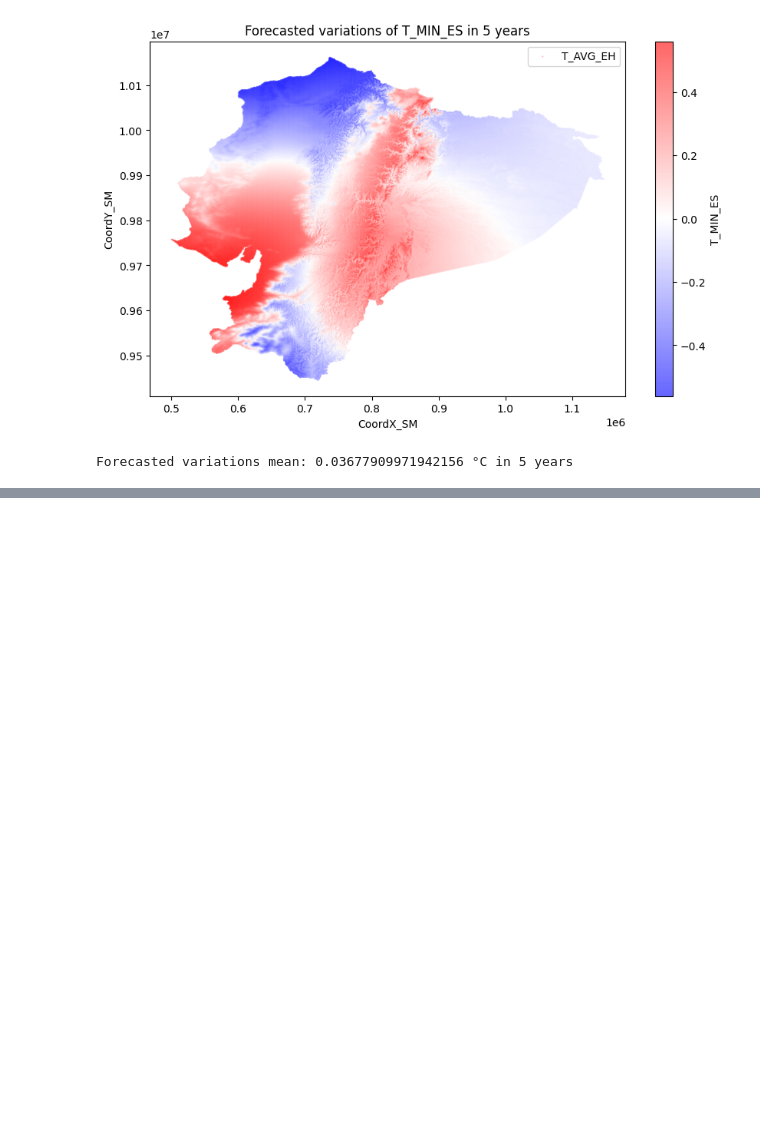
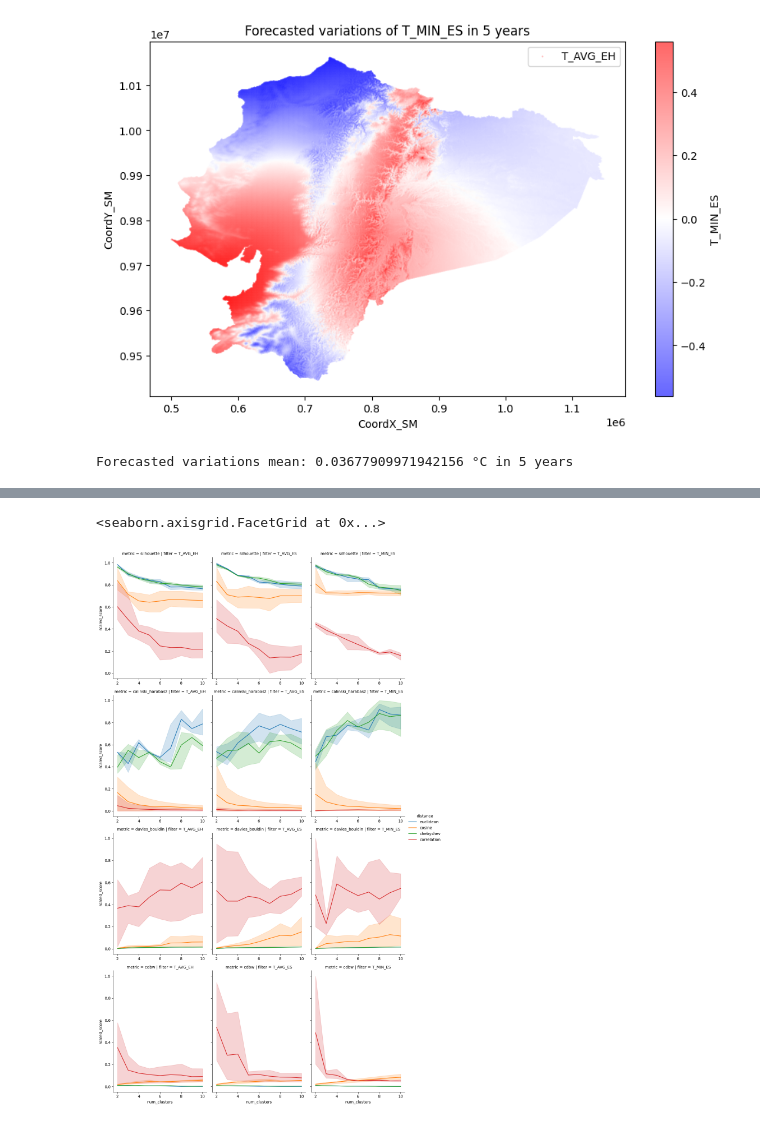
Before and after one commit to tutur90/Weather-Forecast, a Jupyter notebook: Map_forcast.ipynb, the cells around one changed output, grey strips where cells are left out. Cells and saved outputs as stored; diff of their text form; code cells hidden in the pictures; blank space fills up the shorter version.

```diff
--- a/Map_forcast.ipynb
+++ b/Map_forcast.ipynb
@@ -213,0 +348,16 @@ Forecasted variations mean: 0.03677909971942156 °C in 5 years
+# %%
+import seaborn as sns
+sns.relplot(
+    data=results,
+    x='num_clusters',
+    y="scaled_score",
+    hue="distance",
+    row='metric',
+    col="filter",
+    # size='scaler',
+    kind="line", palette=sns.color_palette("tab10"),
+    height=5, aspect=.75, facet_kws=dict(sharex=False),
+)
+# %% [output]
+<seaborn.axisgrid.FacetGrid at 0x...>
+[figure, added]
```
Also changed, not shown: parts of 3 cells of this notebook.
